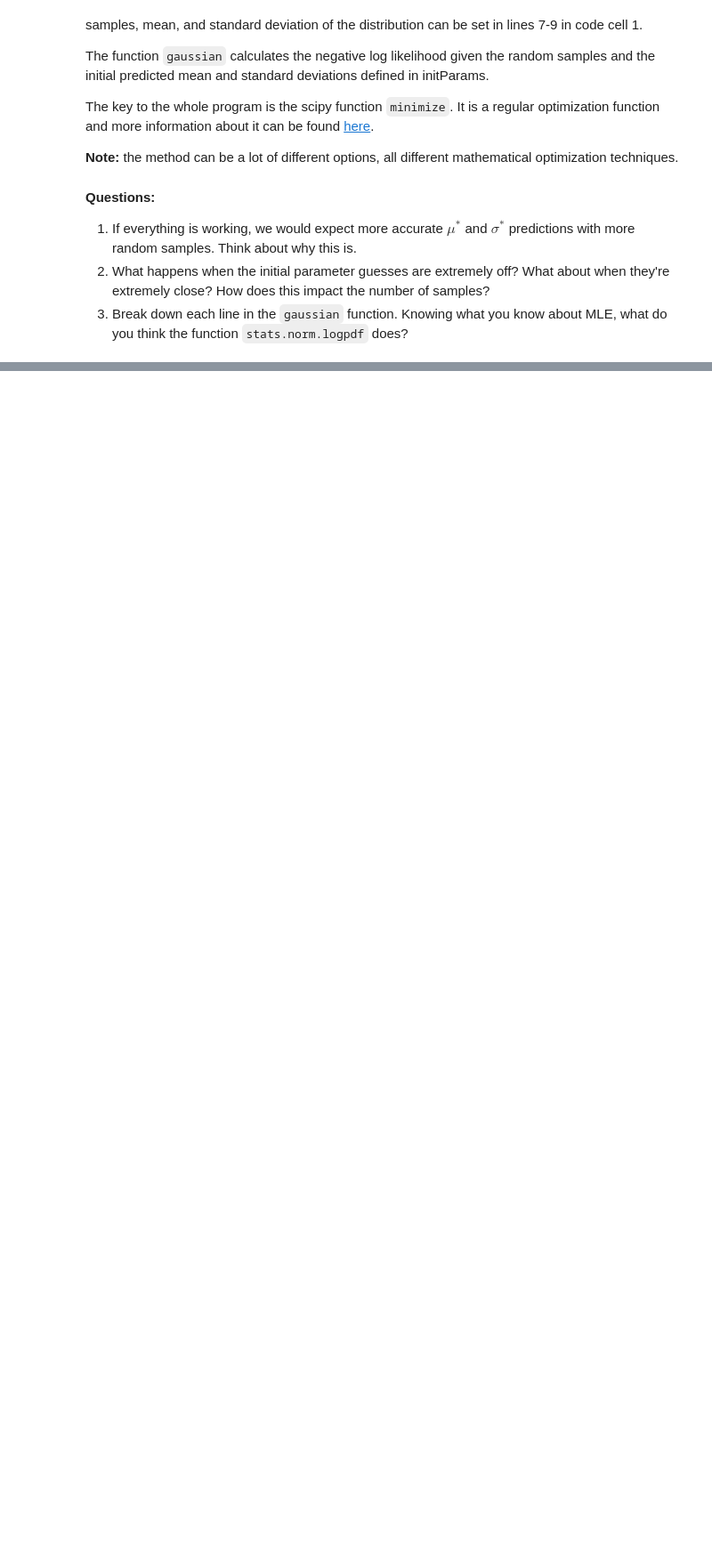
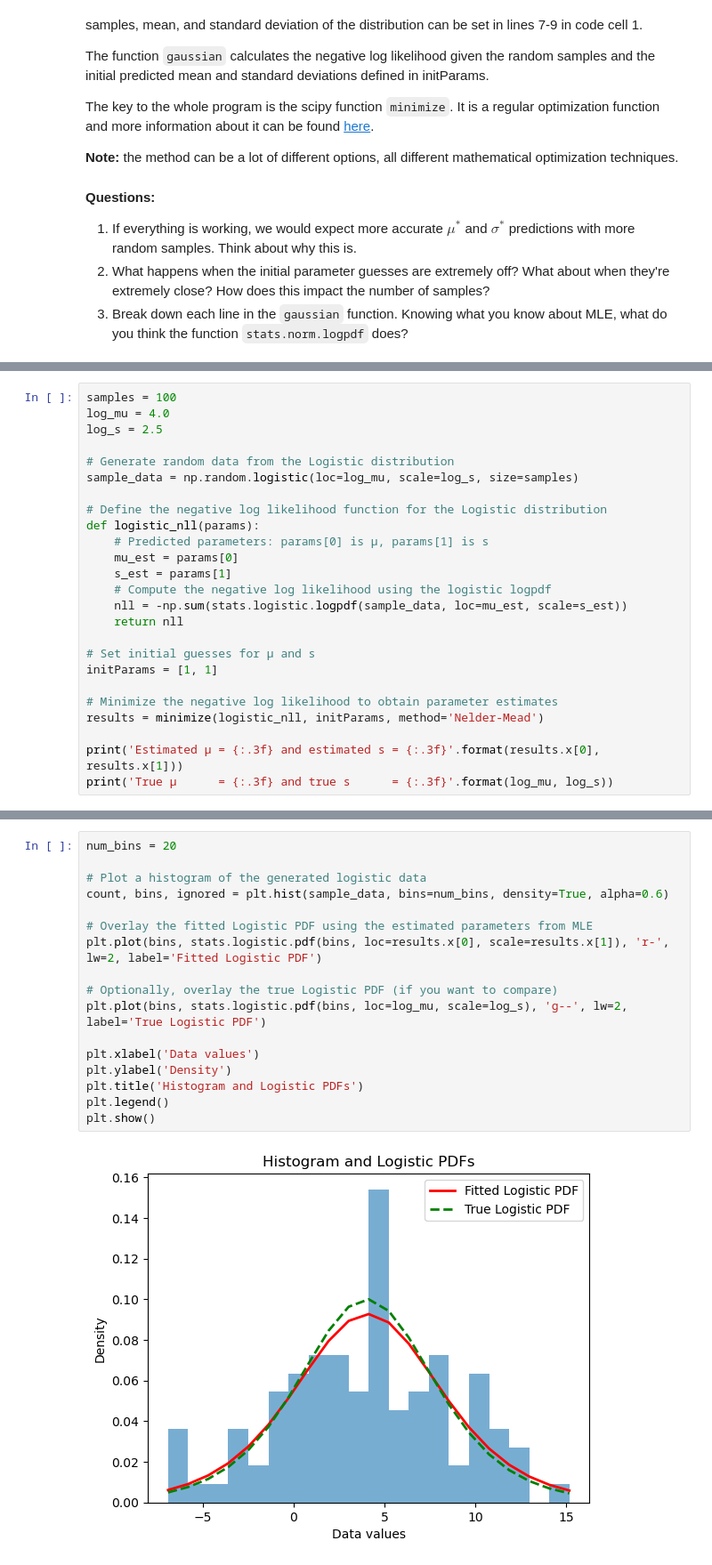
Before and after one commit to NolanRink/CS4540, a Jupyter notebook: HW9/Maximum Likelihood Estimation.ipynb, the cells around one changed output, grey strips where cells are left out. Shown at 89% size. Cells and saved outputs as stored; diff of their text form; blank space fills up the shorter version.

```diff
--- a/HW9/Maximum Likelihood Estimation.ipynb
+++ b/HW9/Maximum Likelihood Estimation.ipynb
@@ -62,0 +68,25 @@ plt.show()
+# %%
+samples = 100
+log_mu = 4.0
+log_s = 2.5
+
+# Generate random data from the Logistic distribution
+sample_data = np.random.logistic(loc=log_mu, scale=log_s, size=samples)
+
+# Define the negative log likelihood function for the Logistic distribution
+def logistic_nll(params):
+    # Predicted parameters: params[0] is μ, params[1] is s
+    mu_est = params[0]
+    s_est = params[1]
+    # Compute the negative log likelihood using the logistic logpdf
+    nll = -np.sum(stats.logistic.logpdf(sample_data, loc=mu_est, scale=s_est))
+    return nll
+
+# Set initial guesses for μ and s
+initParams = [1, 1]
+
+# Minimize the negative log likelihood to obtain parameter estimates
+results = minimize(logistic_nll, initParams, method='Nelder-Mead')
+
+print('Estimated μ = {:.3f} and estimated s = {:.3f}'.format(results.x[0], results.x[1]))
+print('True μ      = {:.3f} and true s      = {:.3f}'.format(log_mu, log_s))
@@ -62,0 +96,19 @@ plt.show()
+# %%
+num_bins = 20
+
+# Plot a histogram of the generated logistic data
+count, bins, ignored = plt.hist(sample_data, bins=num_bins, density=True, alpha=0.6)
+
+# Overlay the fitted Logistic PDF using the estimated parameters from MLE
+plt.plot(bins, stats.logistic.pdf(bins, loc=results.x[0], scale=results.x[1]), 'r-', lw=2, label='Fitted Logistic PDF')
+
+# Optionally, overlay the true Logistic PDF (if you want to compare)
+plt.plot(bins, stats.logistic.pdf(bins, loc=log_mu, scale=log_s), 'g--', lw=2, label='True Logistic PDF')
+
+plt.xlabel('Data values')
+plt.ylabel('Density')
+plt.title('Histogram and Logistic PDFs')
+plt.legend()
+plt.show()
+# %% [output]
+[figure, added]
```
Also changed, not shown: parts of 3 cells of this notebook.
